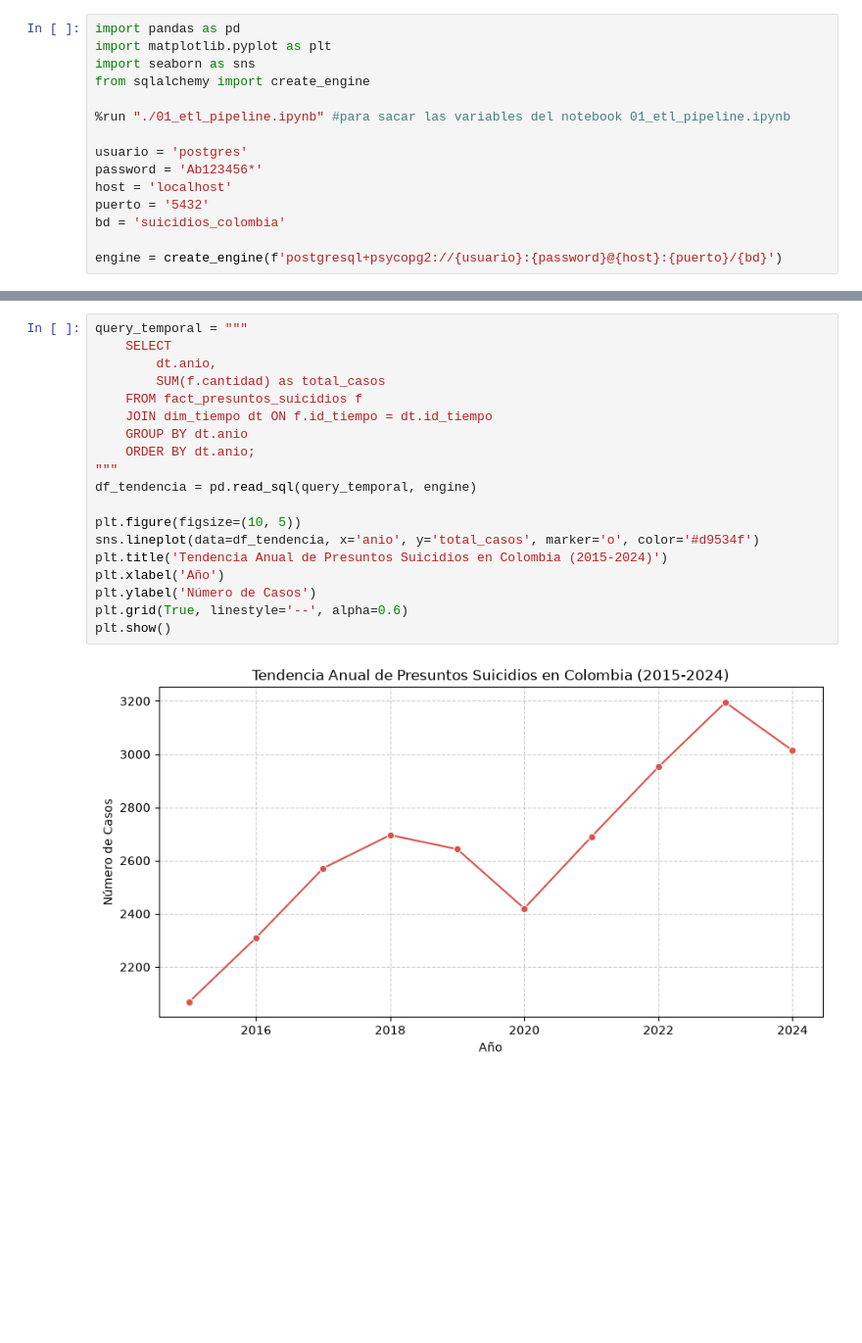
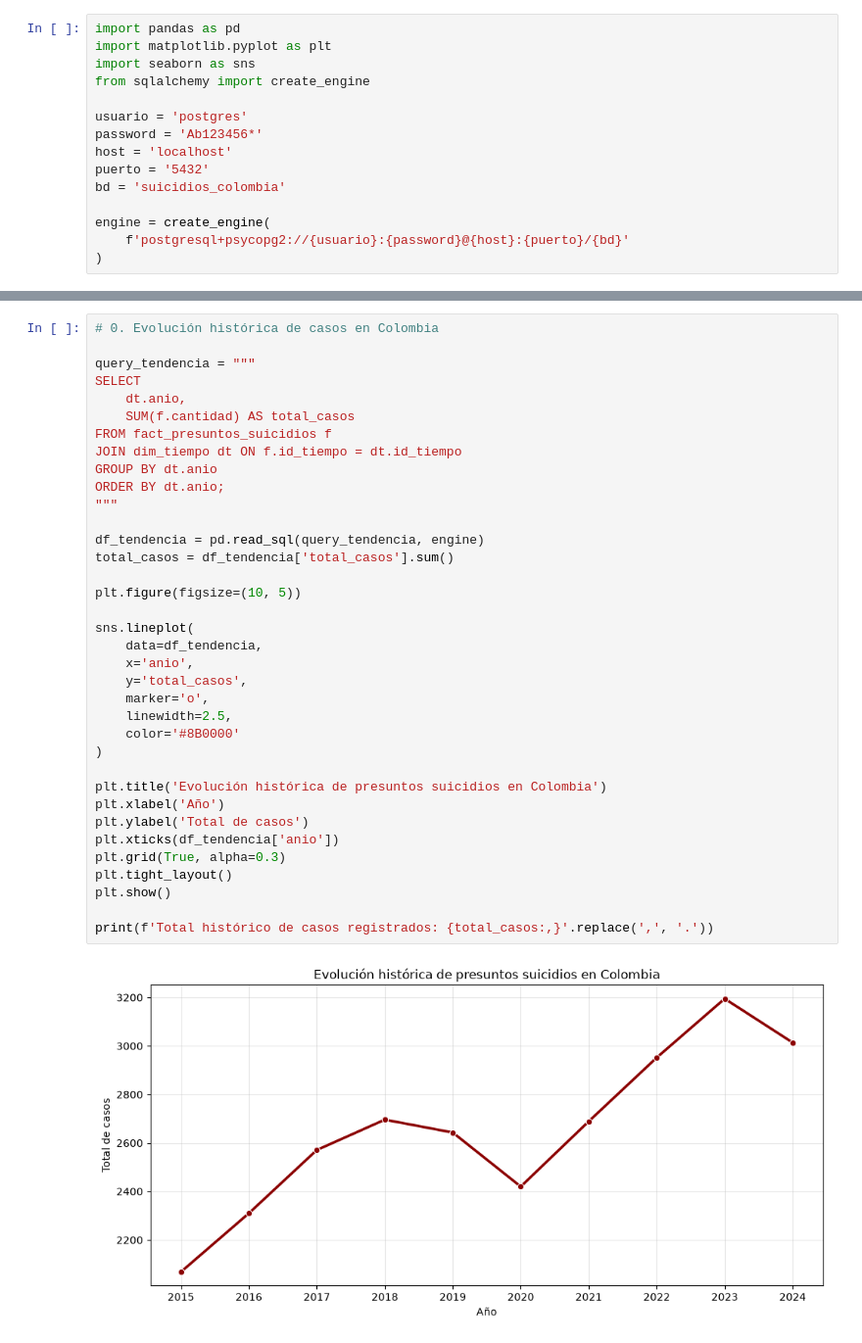
Before and after one commit to JheffreyUrbano/proyecto_etl_ods, a Jupyter notebook: notebooks/02_etl_eda.ipynb, the cells around one changed output, grey strips where cells are left out. Shown at 98% size. Drawn from its saved outputs; the diff is of its cells as text; blank space fills up the shorter version.

```diff
--- a/notebooks/02_etl_eda.ipynb
+++ b/notebooks/02_etl_eda.ipynb
@@ -5,8 +7,6 @@ import pandas as pd
 import matplotlib.pyplot as plt
 import seaborn as sns
 from sqlalchemy import create_engine
-
-%run "./01_etl_pipeline.ipynb" #para sacar las variables del notebook 01_etl_pipeline.ipynb
 
 usuario = 'postgres'
 password = 'Ab123456*'
@@ -14,4 +14,6 @@ host = 'localhost'
 puerto = '5432'
 bd = 'suicidios_colombia'
 
-engine = create_engine(f'postgresql+psycopg2://{usuario}:{password}@{host}:{puerto}/{bd}')
+engine = create_engine(
+    f'postgresql+psycopg2://{usuario}:{password}@{host}:{puerto}/{bd}'
+)
@@ -20,21 +26,38 @@ engine = create_engine(f'postgresql+psycopg2://{usuario}:{password}@{host}:{puer
 # %%
-query_temporal = """
-    SELECT
-        dt.anio,
-        SUM(f.cantidad) as total_casos
-    FROM fact_presuntos_suicidios f
-    JOIN dim_tiempo dt ON f.id_tiempo = dt.id_tiempo
-    GROUP BY dt.anio
-    ORDER BY dt.anio;
+# 0. Evolución histórica de casos en Colombia
+
+query_tendencia = """
+SELECT
+    dt.anio,
+    SUM(f.cantidad) AS total_casos
+FROM fact_presuntos_suicidios f
+JOIN dim_tiempo dt ON f.id_tiempo = dt.id_tiempo
+GROUP BY dt.anio
+ORDER BY dt.anio;
 """
-df_tendencia = pd.read_sql(query_temporal, engine)
+
+df_tendencia = pd.read_sql(query_tendencia, engine)
+total_casos = df_tendencia['total_casos'].sum()
 
 plt.figure(figsize=(10, 5))
-sns.lineplot(data=df_tendencia, x='anio', y='total_casos', marker='o', color='#d9534f')
-plt.title('Tendencia Anual de Presuntos Suicidios en Colombia (2015-2024)')
+
+sns.lineplot(
+    data=df_tendencia,
+    x='anio',
+    y='total_casos',
+    marker='o',
+    linewidth=2.5,
+    color='#8B0000'
+)
+
+plt.title('Evolución histórica de presuntos suicidios en Colombia')
 plt.xlabel('Año')
-plt.ylabel('Número de Casos')
-plt.grid(True, linestyle='--', alpha=0.6)
+plt.ylabel('Total de casos')
+plt.xticks(df_tendencia['anio'])
+plt.grid(True, alpha=0.3)
+plt.tight_layout()
 plt.show()
+
+print(f'Total histórico de casos registrados: {total_casos:,}'.replace(',', '.'))
 # %% [output]
-[figure, old version]
+[figure, new version]
```
Also changed, not shown: parts of 23 cells of this notebook, 10 other files.
